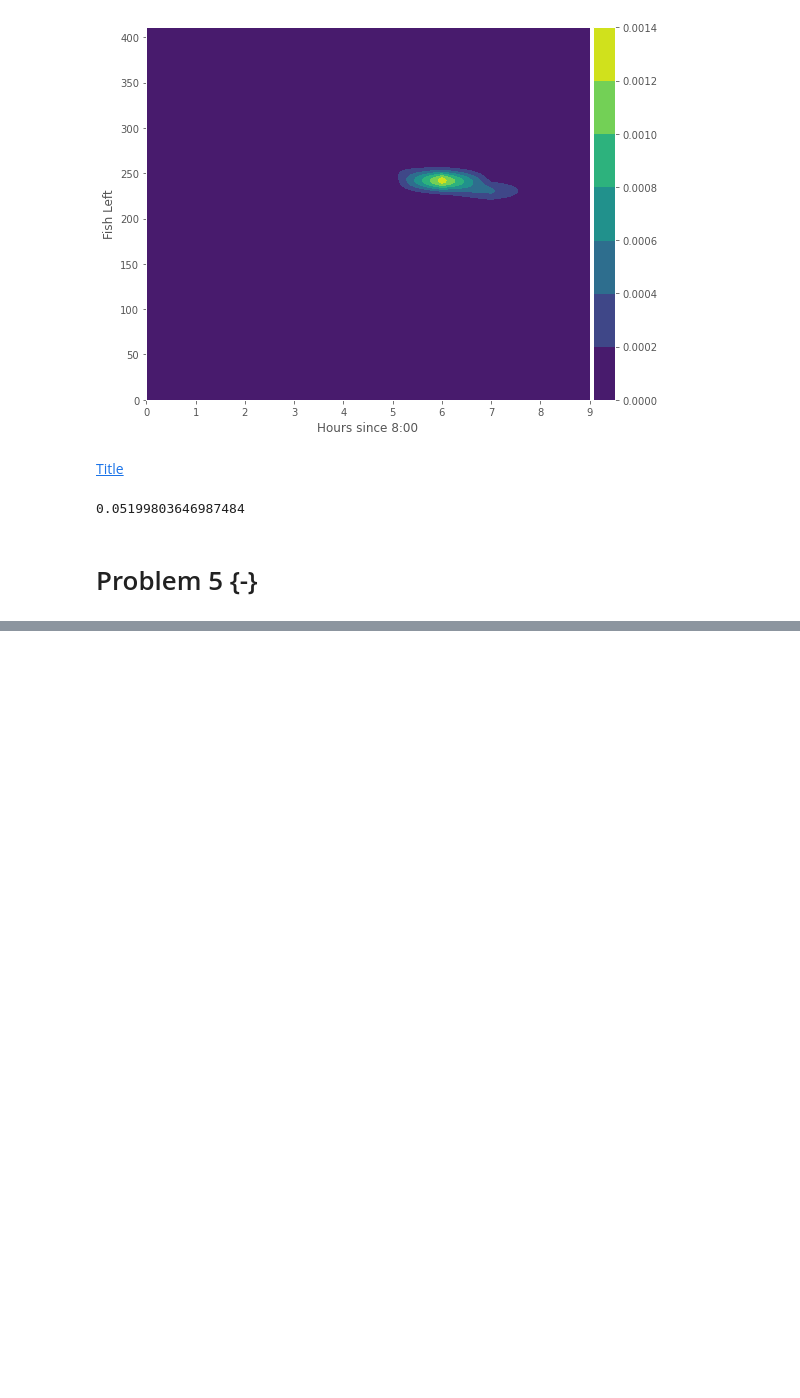
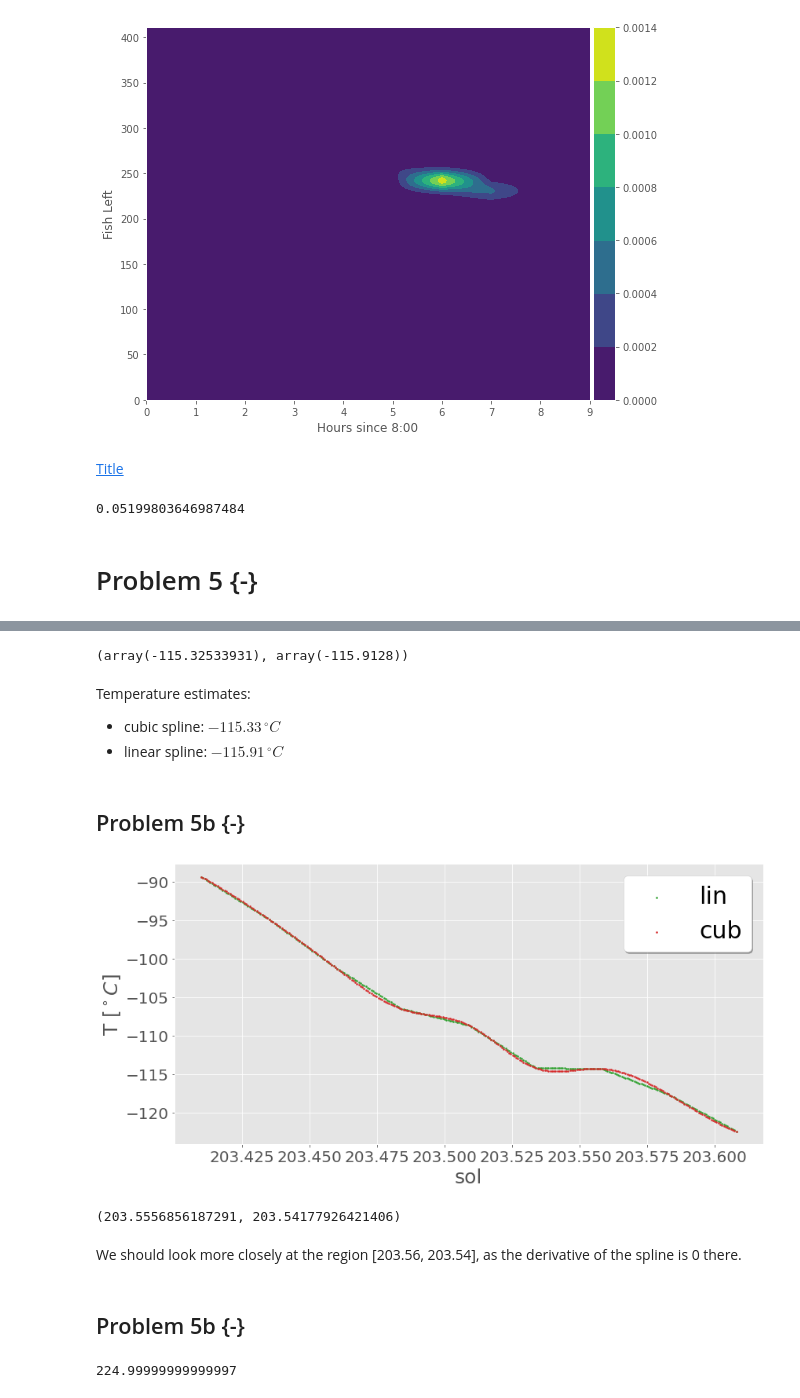
Before and after one commit to Kiril94/AMAS, a Jupyter notebook: Main_exam/AMAS_Exam_2021.ipynb, the cells around one changed output, grey strips where cells are left out. Drawn from its saved outputs; the diff is of its cells as text; code cells hidden in the pictures; blank space fills up the shorter version.

```diff
--- a/Main_exam/AMAS_Exam_2021.ipynb
+++ b/Main_exam/AMAS_Exam_2021.ipynb
@@ -531,0 +562,46 @@ likelihood_left(389, 1)
+# %%
+sol_est = 203.570
+cub_est = f_cub(sol_est)
+lin_est = f_lin(sol_est)
+cub_est, lin_est
+# %% [output]
+(array(-115.32533931), array(-115.9128))
+# %% [markdown]
+Temperature estimates:
+- cubic spline: $-115.33\, ^\circ C$
+- linear spline: $-115.91\, ^\circ C$
+# %% [markdown]
+## Problem 5b {-}
+# %%
+day_min, day_max =  203.410, 203.608
+scr_range = np.linspace(day_min, day_max, 300)
+f_cub_der = f_cub._spline.derivative(nu=1)
+fig, ax = vis.nice_plot(scr_range, f_lin(scr_range), figsize = (12,6), xlabel = 'sol',
+                        show_plot=False, scatter = True, color = (0,2), data_label='lin',
+                       scr_markersize=4)
+fig, ax = vis.nice_plot(scr_range, f_cub(scr_range), figsize = (12,8),plot_legend=True,
+                        show_plot=False, scatter = True, color = (0,3), data_label='cub',
+                        axis = ax, figure = fig, xlabel = 'sol', ylabel = 'T '+r"$[^\circ C]$",
+                       scr_markersize=4, legend_fs=30)
+
+fig
+# %% [output]
+[figure, added]
+# %%
+cub_der = f_cub_der(scr_range)
+mask_pos = cub_der.flatten()>0
+pos_region = scr_range[mask_pos]
+pos_region.max(), pos_region.min()
+# %% [output]
+(203.5556856187291, 203.54177926421406)
+# %% [markdown]
+We should look more closely at the region [203.56, 203.54], as the derivative of the spline is 0 there.
+# %% [markdown]
+## Problem 5b {-}
+# %%
+dT = 0.09
+dday = 0.0004
+temp_change = dT/dday
+temp_change
+# %% [output]
+224.99999999999997
```
Also changed, not shown: parts of 6 cells of this notebook.
